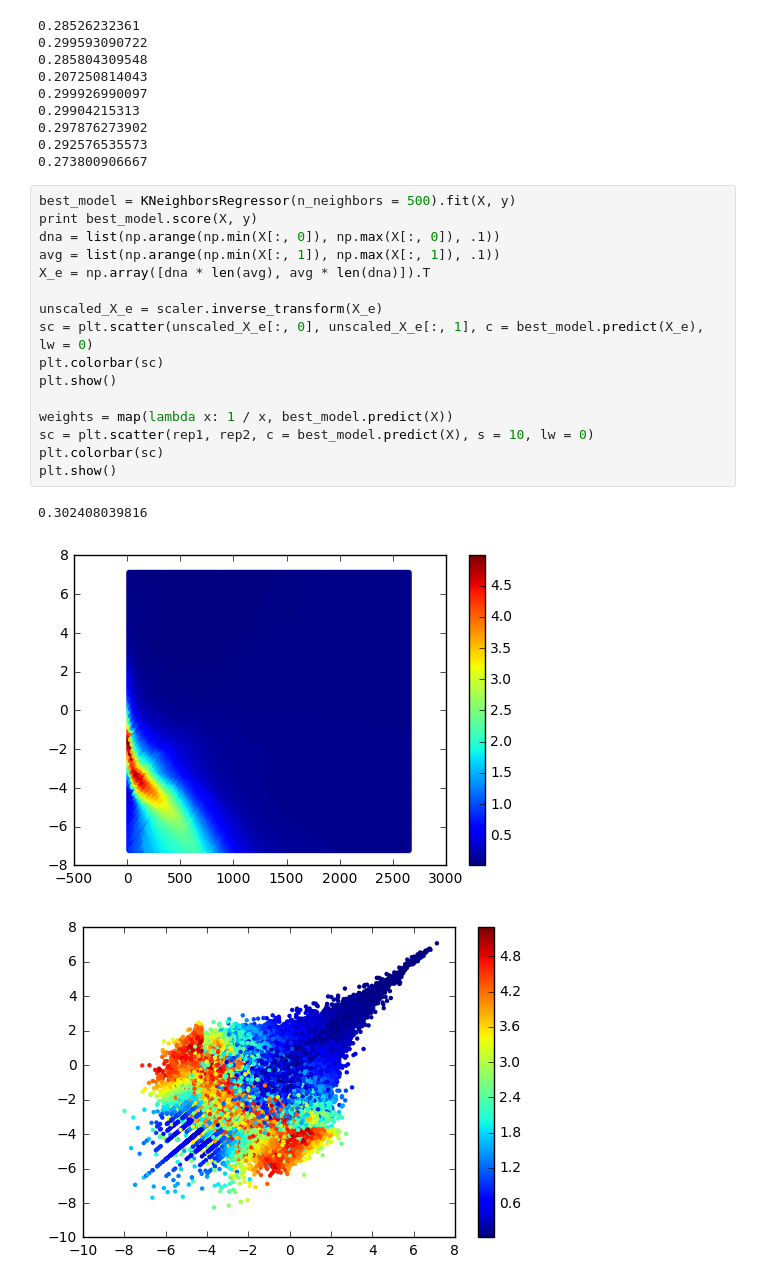
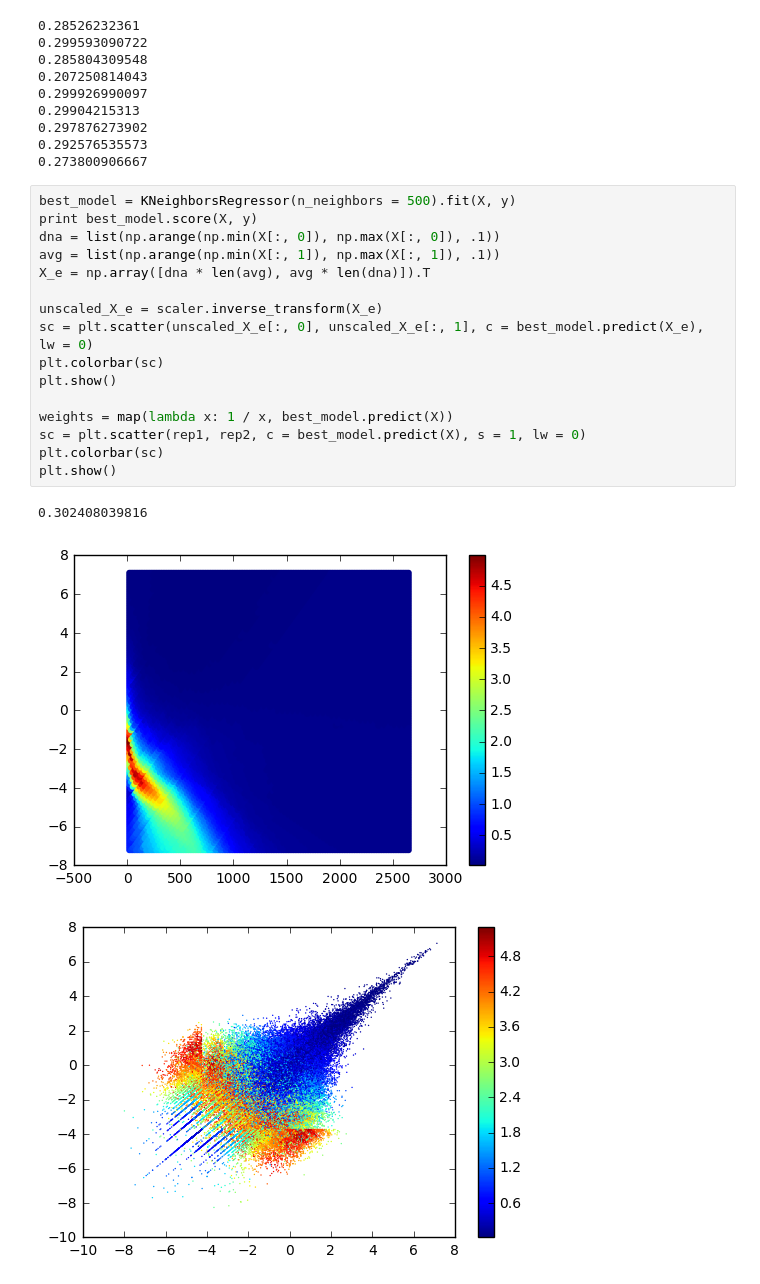
Before and after one commit to irvhsu/cs273b-project, a Jupyter notebook: notebooks/variance_v_dna.ipynb, the cells around one changed output. Drawn from its saved outputs; the diff is of its cells as text.

```diff
--- a/notebooks/variance_v_dna.ipynb
+++ b/notebooks/variance_v_dna.ipynb
@@ -124,20 +125,20 @@ for model in models:
 # %%
 best_model = KNeighborsRegressor(n_neighbors = 500).fit(X, y)
 print best_model.score(X, y)
 dna = list(np.arange(np.min(X[:, 0]), np.max(X[:, 0]), .1))
 avg = list(np.arange(np.min(X[:, 1]), np.max(X[:, 1]), .1))
 X_e = np.array([dna * len(avg), avg * len(dna)]).T
 
 unscaled_X_e = scaler.inverse_transform(X_e)
 sc = plt.scatter(unscaled_X_e[:, 0], unscaled_X_e[:, 1], c = best_model.predict(X_e), lw = 0)
 plt.colorbar(sc)
 plt.show()
 
 weights = map(lambda x: 1 / x, best_model.predict(X))
-sc = plt.scatter(rep1, rep2, c = best_model.predict(X), s = 10, lw = 0)
+sc = plt.scatter(rep1, rep2, c = best_model.predict(X), s = 1, lw = 0)
 plt.colorbar(sc)
 plt.show()
 # %% [output]
 0.302408039816
 [figure]
-[figure, old version]
+[figure, new version]
```
Also changed, not shown: parts of 1 cell of this notebook, 1 other file.
